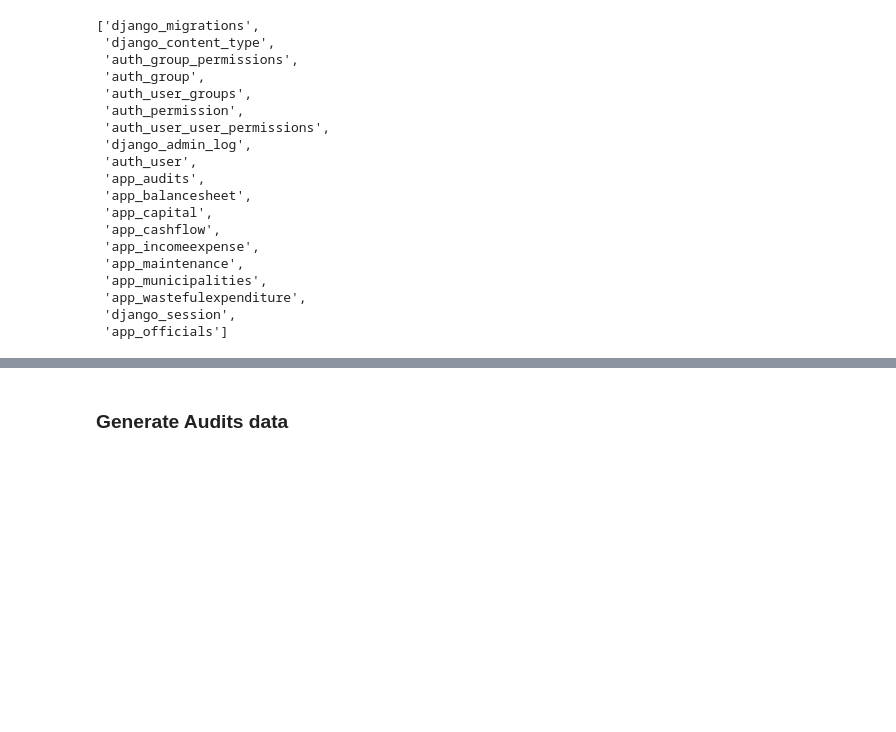
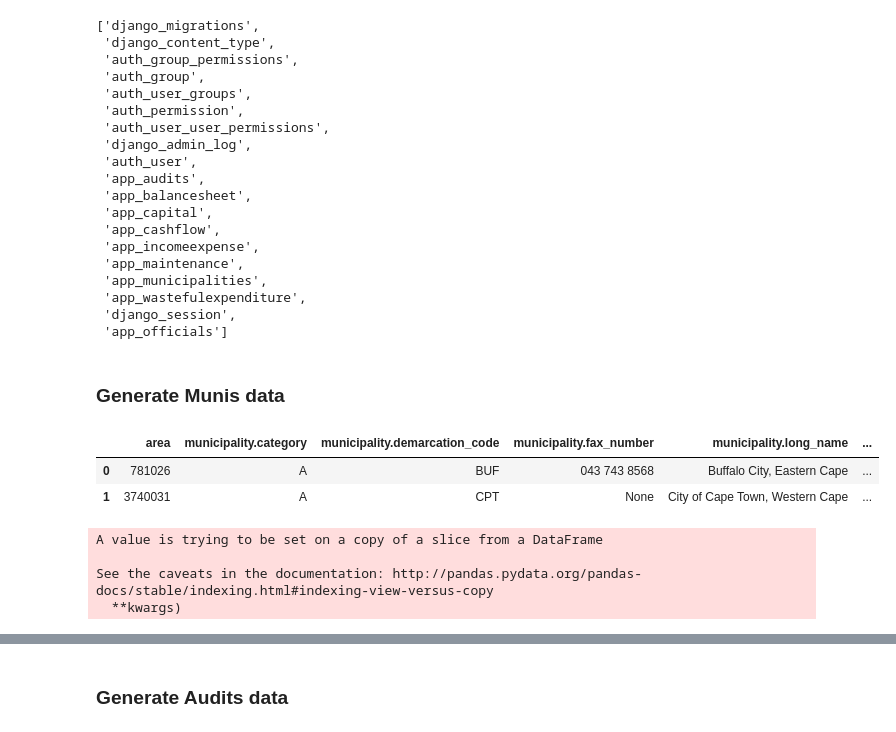
Before and after one commit to datawizzards-za/ntbhack, a Jupyter notebook: app-models.ipynb, the cells around one changed output, grey strips where cells are left out. Drawn from its saved outputs; the diff is of its cells as text; code cells hidden in the pictures; blank space fills up the shorter version.

```diff
--- a/app-models.ipynb
+++ b/app-models.ipynb
@@ -34,3 +34,14 @@ engine.table_names()
  'app_wastefulexpenditure',
  'django_session',
  'app_officials']
+# %% [markdown]
+### Generate Munis data
+# %%
+munis = pd.DataFrame(requests.get('https://municipaldata.treasury.gov.za/api/cubes/municipalities/facts',
+                                      allow_redirects=True).json()['data'])
+# %%
+munis.head(2)
+# %% [output]
+|  | area | municipality.category | municipality.demarcation_code | municipality.fax_number | municipality.long_name | ... |
+| 0 | 781026 | A | BUF | 043 743 8568 | Buffalo City, Eastern Cape | ... |
+| 1 | 3740031 | A | CPT | None | City of Cape Town, Western Cape | ... |
@@ -36,0 +53,12 @@ engine.table_names()
+# %%
+munis.rename(columns={'area':'area', 'municipality.category':'category', 'municipality.demarcation_code':'demarcation_code',
+                    'municipality.fax_number':'fax_number', 'municipality.name':'name', 'municipality.phone_number':'phone_number',
+                      'municipality.postal_address_1':'postal_address_1','municipality.postal_address_2':'postal_address_2',
+                      'municipality.postal_address_3':'postal_code', 'municipality.province_name':'province_name',
+                    'municipality.street_address_1':'street_address_1', 'municipality.street_address_2':'street_address_2',
+                      'municipality.street_address_3':'street_address_3', 'municipality.url':'website'}, inplace=True)
+# %% [output]
+A value is trying to be set on a copy of a slice from a DataFrame
+
+See the caveats in the documentation: http://pandas.pydata.org/pandas-docs/stable/indexing.html#indexing-view-versus-copy
+  **kwargs)
```
Also changed, not shown: parts of 3 cells of this notebook, 1 other file.
